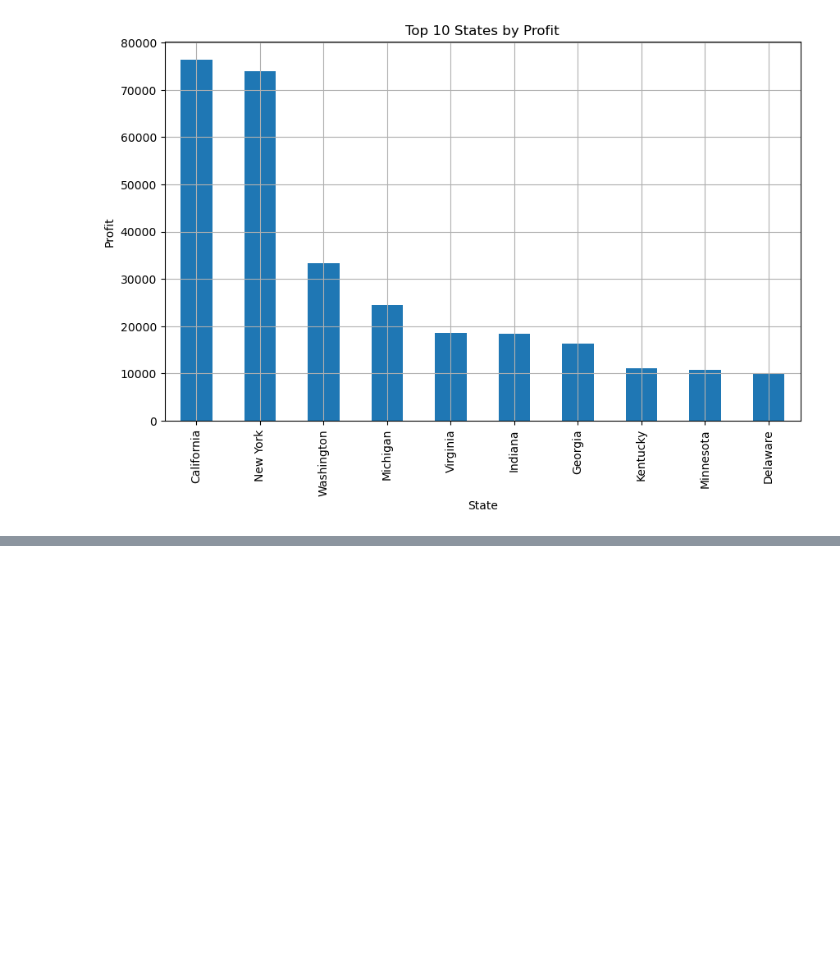
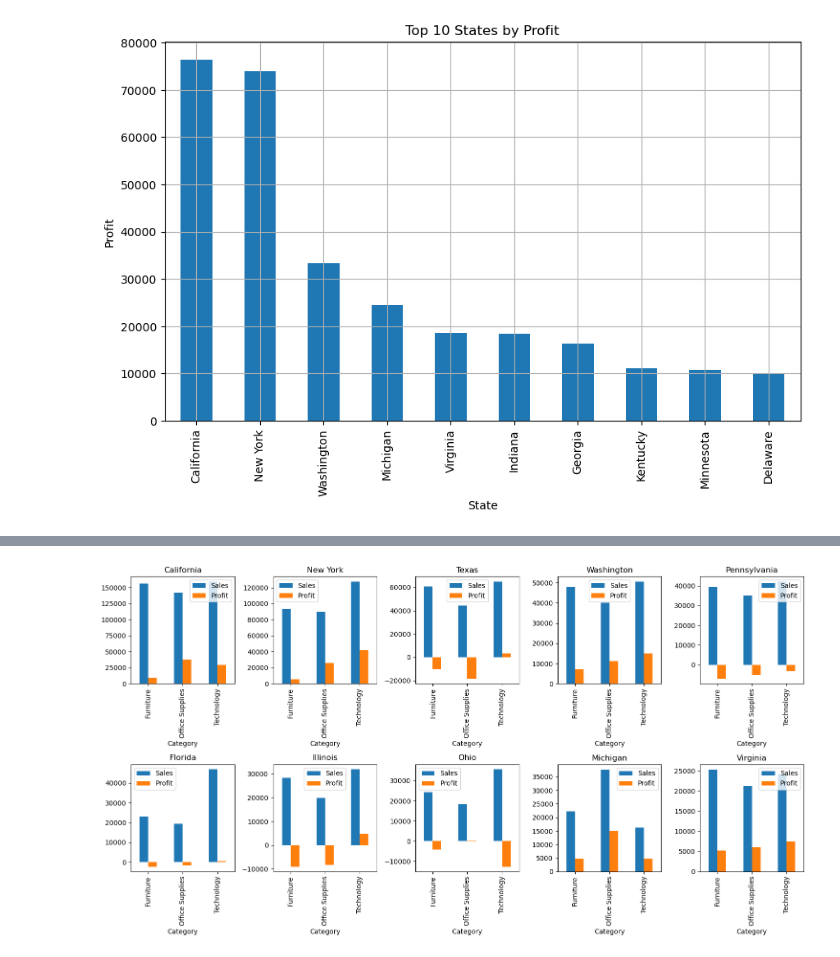
Before and after one commit to raj-rajat/Superstore-Dataset, a Jupyter notebook: superstore-dataset.ipynb, the cells around one changed output, grey strips where cells are left out. Cells and saved outputs as stored; diff of their text form; code cells hidden in the pictures; blank space fills up the shorter version.

```diff
--- a/superstore-dataset.ipynb
+++ b/superstore-dataset.ipynb
@@ -169,0 +194,14 @@ plt.show()
+# %%
+# Sales and profits by category in the top 10 states by sales
+category_stats_top_sales_states = df[df['State'].isin(top_states_sales.index)].groupby(['State', 'Category'])['Sales', 'Profit'].sum().reset_index()
+
+# Plot sales and profits by category in each state
+plt.figure(figsize=(15, 8))
+for state in top_states_sales.index:
+    plt.subplot(2, 5, top_states_sales.index.get_loc(state) + 1)
+    category_stats_top_sales_states[category_stats_top_sales_states['State'] == state].set_index('Category')[['Sales', 'Profit']].plot(kind='bar', ax=plt.gca())
+    plt.title(state)
+    plt.tight_layout()
+plt.show()
+# %% [output]
+[figure, added]
```
Also changed, not shown: parts of 7 cells of this notebook.
